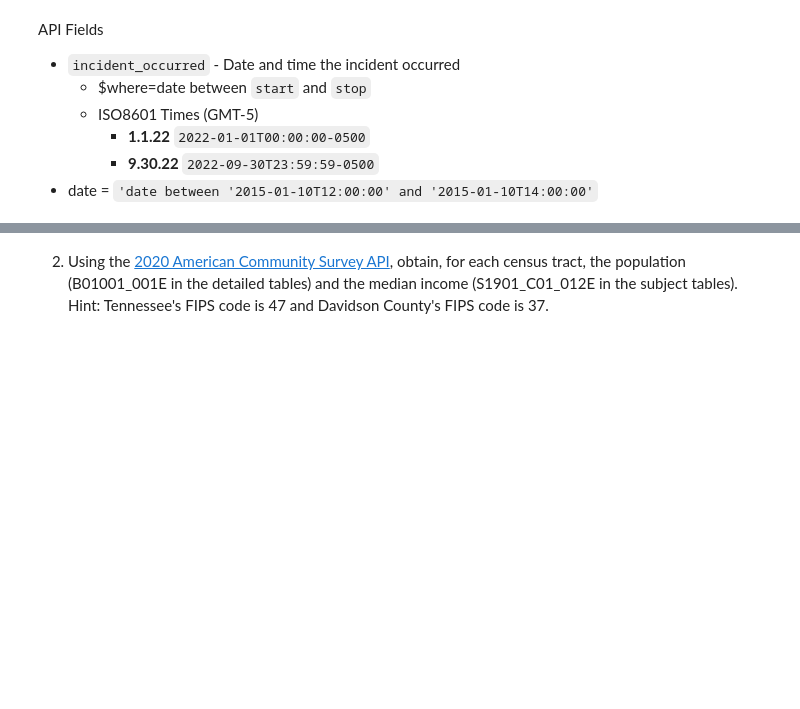
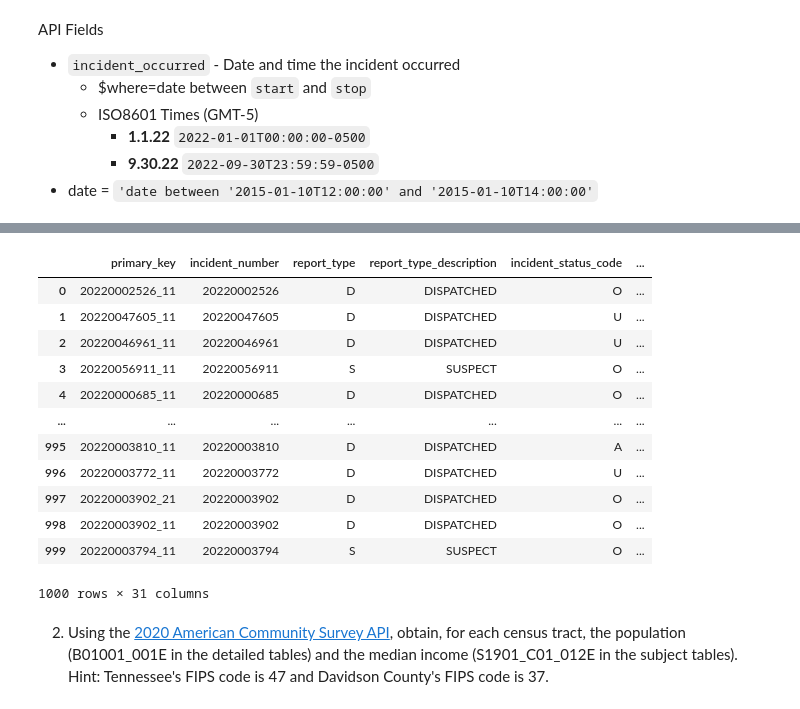
Before and after one commit to nss-data-science-cohort-6/api_project-goobers, a Jupyter notebook: Notebooks/Tim.ipynb, the cells around one changed output, grey strips where cells are left out. Cells and saved outputs as stored; diff of their text form; code cells hidden in the pictures; blank space fills up the shorter version.

```diff
--- a/Notebooks/Tim.ipynb
+++ b/Notebooks/Tim.ipynb
@@ -19,9 +20,11 @@ import matplotlib.pyplot as plt
 #Setup API Access
 with open('app_token.json') as fi:
     credentials = json.load(fi)
-app_token = credentials['token']
-app_secret = credentials['secret']
-auth = app_token+app_secret
+api_key = credentials['token']
+
+#########
+#delete me
+###########
 # %% [markdown]
 API Fields
 - `incident_occurred` - Date and time the incident occurred
@@ -31,8 +34,9 @@ API Fields
         - **9.30.22** `2022-09-30T23:59:59-0500`
 - date = `'date between '2015-01-10T12:00:00' and '2015-01-10T14:00:00'`
 # %%
-start = '2022-01-01T00:00:00'
-stop = '2022-09-30T23:59:59'
-dates = f'between '+start+' and '+stop
+#use 220 for now.  More filters are better.
+Agg_Bur = ['220', '13A', '120', '520']
+dates = ("'2022-01-01T00:00:00'", "'2022-09-30T23:59:59'")
+#HOWTOFINDINCIDENTOCCURRED = f'incident_occurred between''2015-01-10T12:00:00'' and ''2015-01-10T14:00:00''
 #originaldates = f'$where=incident_occurred between '+start+' and '+stop
-Agg_Bur = ['220', '13A', '120', '520']
+print(dates[0])
@@ -39,9 +45,18 @@ Agg_Bur = ['220', '13A', '120', '520']
 # %%
+# By default, it's only going to give you 100 Rows back
+# https://dev.socrata.com/docs/paging.html#2.1 - up the limit of responses
 endpoint = 'https://data.nashville.gov/resource/2u6v-ujjs.json'
+params = {
+    '$where': f'incident_occurred between '+dates[0]+' and '+dates[1],
+    #offense_nibrs#
+    '$$app_token': api_key
+}
 response = requests.get(endpoint)
-params = {'$where=incident_occured': dates,
-          '$$app_token': app_token
-}
+###################Original
+#params = {'incident_occurred': dates}
+#response = requests.get(endpoint, params = params)
+#'offense_nibrs' : Agg_Bur,
+#'$$app_token': app_token
 # %%
 response = requests.get(endpoint, params = params)
 # %%
@@ -51,4 +66,4 @@ response
 # %%
-res = response.json
+res = response.json()
 res
 # %% [output]
@@ -56,3 +87,20 @@ res
+# %%
+df = pd.DataFrame(res)
+df
+# %% [output]
+|  | primary_key | incident_number | report_type | report_type_description | incident_status_code | ... |
+| 0 | 20220002526_11 | 20220002526 | D | DISPATCHED | O | ... |
+| 1 | 20220047605_11 | 20220047605 | D | DISPATCHED | U | ... |
+| 2 | 20220046961_11 | 20220046961 | D | DISPATCHED | U | ... |
+| 3 | 20220056911_11 | 20220056911 | S | SUSPECT | O | ... |
+| 4 | 20220000685_11 | 20220000685 | D | DISPATCHED | O | ... |
+| ... | ... | ... | ... | ... | ... | ... |
+| 995 | 20220003810_11 | 20220003810 | D | DISPATCHED | A | ... |
+| 996 | 20220003772_11 | 20220003772 | D | DISPATCHED | U | ... |
+| 997 | 20220003902_21 | 20220003902 | D | DISPATCHED | O | ... |
+| 998 | 20220003902_11 | 20220003902 | D | DISPATCHED | O | ... |
+| 999 | 20220003794_11 | 20220003794 | S | SUSPECT | O | ... |
+1000 rows × 31 columns
 # %% [markdown]
 2. Using the [2020 American Community Survey API](https://www.census.gov/data/developers/data-sets/acs-5year.html), obtain, for each census tract, the population (B01001_001E in the detailed tables) and the median income (S1901_C01_012E in the subject tables). Hint: Tennessee's FIPS code is 47 and Davidson County's FIPS code is 37.
 # %% [markdown]
```
Also changed, not shown: parts of 4 cells of this notebook.
